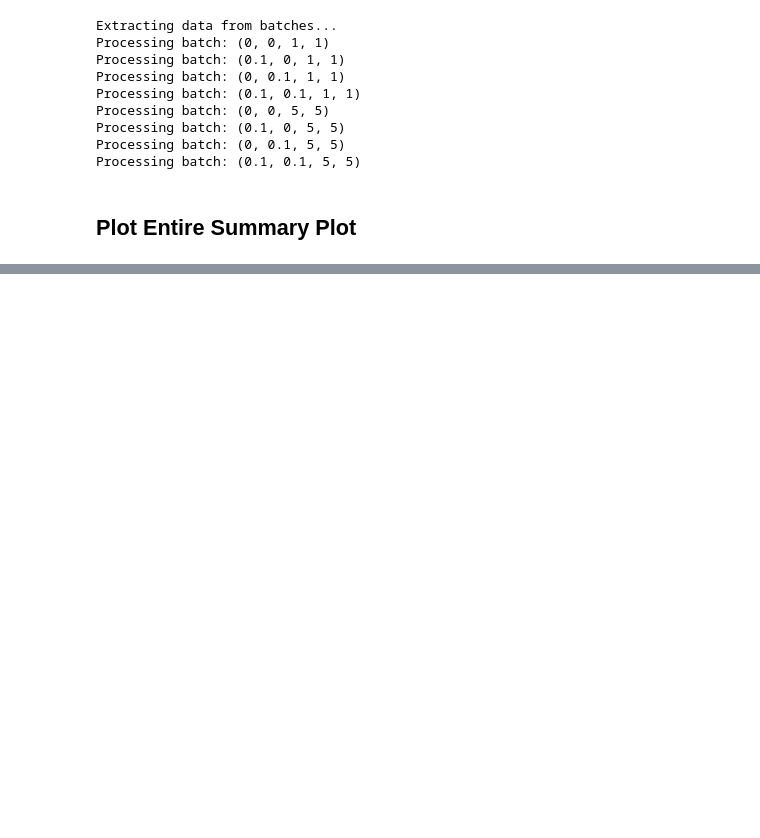
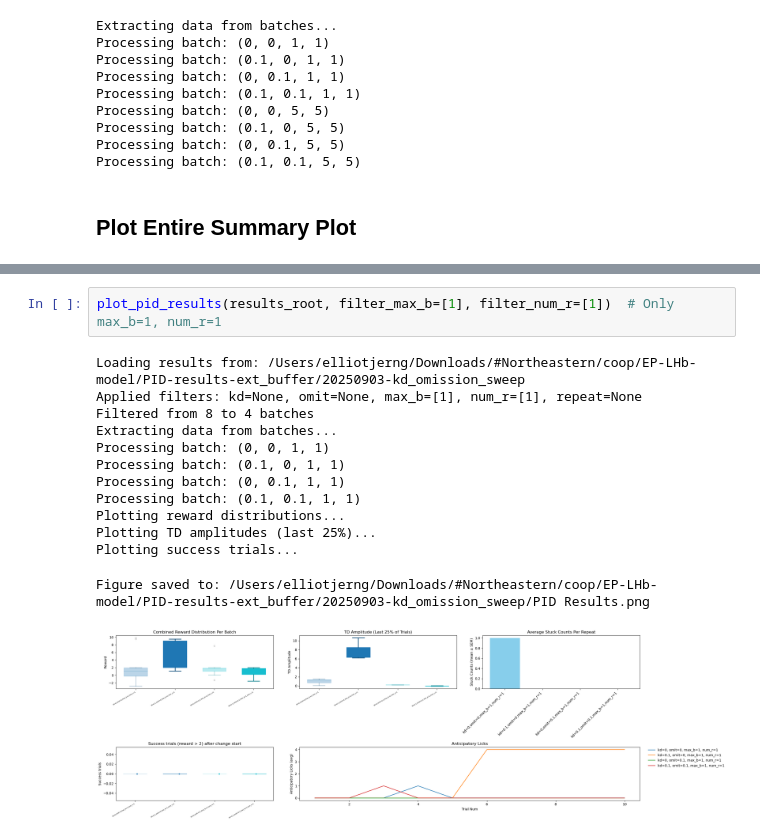
Before and after one commit to shunnnli/EP-LHb-model, a Jupyter notebook: PID-analyze.ipynb, the cells around one changed output, grey strips where cells are left out. Drawn from its saved outputs; the diff is of its cells as text; blank space fills up the shorter version.

Commit message:
update PID-analyze.ipynb
added feature to plot any specific setting of summary_plots. ex. look at all runs that had kd = 0, or batch size = 1.

```diff
--- a/PID-analyze.ipynb
+++ b/PID-analyze.ipynb
@@ -60,0 +61,16 @@ Figure saved to: /Users/elliotjerng/Downloads/#Northeastern/coop/EP-LHb-model/PI
+# %%
+plot_pid_results(results_root, filter_max_b=[1], filter_num_r=[1])  # Only max_b=1, num_r=1
+# %% [output]
+Loading results from: /Users/elliotjerng/Downloads/#Northeastern/coop/EP-LHb-model/PID-results-ext_buffer/20250903-kd_omission_sweep
+Applied filters: kd=None, omit=None, max_b=[1], num_r=[1], repeat=None
+Filtered from 8 to 4 batches
+Extracting data from batches...
+Processing batch: (0, 0, 1, 1)
+Processing batch: (0.1, 0, 1, 1)
+Processing batch: (0, 0.1, 1, 1)
+Processing batch: (0.1, 0.1, 1, 1)
+Plotting reward distributions...
+Plotting TD amplitudes (last 25%)...
+Plotting success trials...
+Figure saved to: /Users/elliotjerng/Downloads/#Northeastern/coop/EP-LHb-model/PID-results-ext_buffer/20250903-kd_omission_sweep/PID Results.png
+[figure, added]
```
Also changed, not shown: parts of 4 cells of this notebook, 2 other files.
